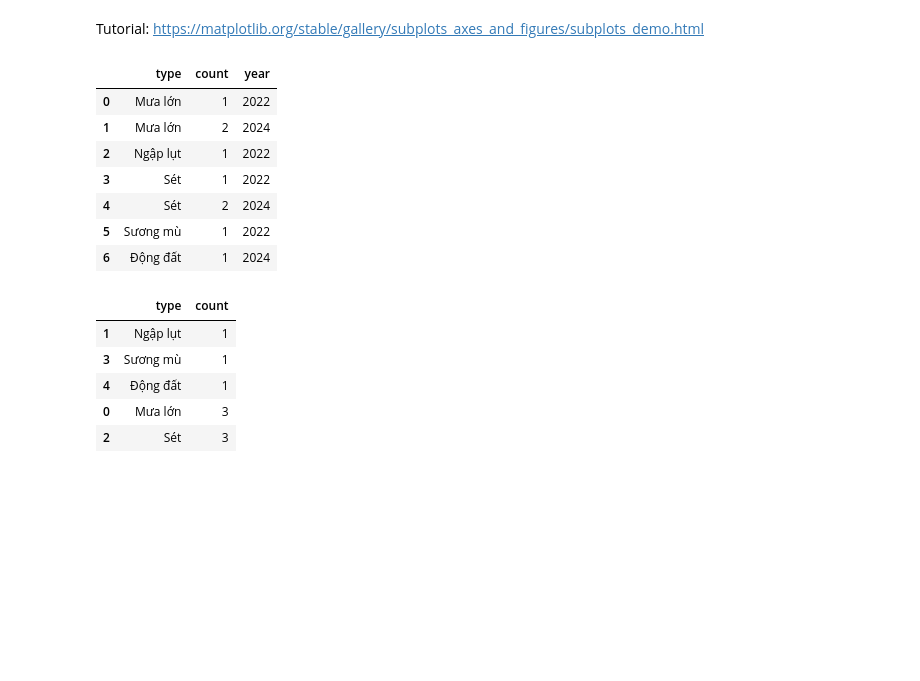
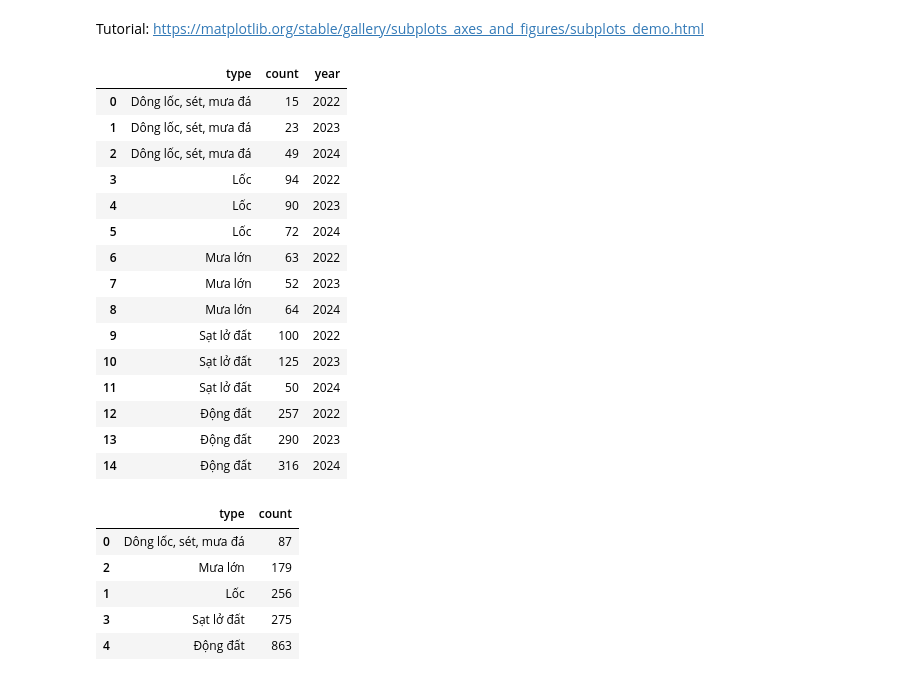
Before and after one commit to nguyen451/Small-Disaster-Tracker, a Jupyter notebook: learning_hub/DA_and_PLOT/graph.ipynb, the cells around one changed output. Drawn from its saved outputs; the diff is of its cells as text; code cells hidden in the pictures; blank space fills up the shorter version.

```diff
--- a/learning_hub/seaborn.ipynb
+++ b/learning_hub/DA_and_PLOT/graph.ipynb
@@ -180,39 +180,47 @@ https://matplotlib.org/stable/gallery/subplots_axes_and_figures/subplots_demo.ht
 # %%
 import matplotlib.pyplot as plt
 import pandas as pd
 import sqlite3
 import numpy as np
 
 cnn = sqlite3.connect('/home/nguyen451/Small-Disaster-Tracker/vieDisasters.db')
 db = cnn.cursor()
 
     # prepare data
-prov = "Ha Noi"
+prov = "vie"
 query=""
 if prov == "vie":
     query = 'SELECT "type", COUNT("type") as "count", strftime("%Y","time_start") as "year" FROM "disasters" WHERE "type" IN (SELECT "type" FROM "disasters" GROUP BY "type" ORDER BY COUNT("type") DESC LIMIT 5) AND strftime("%Y","time_start") < (SELECT MAX(strftime("%Y","time_start")) FROM "disasters") GROUP BY "type", "year"'
 else:
     query =f'SELECT "type", COUNT("type") as "count", strftime("%Y","time_start") as "year" FROM "disasters" WHERE "province" = "{prov}" AND "type" IN (SELECT "type" FROM "disasters" WHERE "province" = "{prov}" GROUP BY "type" ORDER BY COUNT("type") DESC LIMIT 5) AND strftime("%Y","time_start") < (SELECT MAX(strftime("%Y","time_start")) FROM "disasters") GROUP BY "type", "year"'
 df = pd.read_sql_query(query, cnn)
 df
 # %% [output]
 |  | type | count | year |
-| 0 | Mưa lớn | 1 | 2022 |
-| 1 | Mưa lớn | 2 | 2024 |
-| 2 | Ngập lụt | 1 | 2022 |
-| 3 | Sét | 1 | 2022 |
-| 4 | Sét | 2 | 2024 |
-| 5 | Sương mù | 1 | 2022 |
-| 6 | Động đất | 1 | 2024 |
+| 0 | Dông lốc, sét, mưa đá | 15 | 2022 |
+| 1 | Dông lốc, sét, mưa đá | 23 | 2023 |
+| 2 | Dông lốc, sét, mưa đá | 49 | 2024 |
+| 3 | Lốc | 94 | 2022 |
+| 4 | Lốc | 90 | 2023 |
+| 5 | Lốc | 72 | 2024 |
+| 6 | Mưa lớn | 63 | 2022 |
+| 7 | Mưa lớn | 52 | 2023 |
+| 8 | Mưa lớn | 64 | 2024 |
+| 9 | Sạt lở đất | 100 | 2022 |
+| 10 | Sạt lở đất | 125 | 2023 |
+| 11 | Sạt lở đất | 50 | 2024 |
+| 12 | Động đất | 257 | 2022 |
+| 13 | Động đất | 290 | 2023 |
+| 14 | Động đất | 316 | 2024 |
 # %%
 grouped = df.groupby("type")["count"].sum().reset_index()
 grouped = grouped.sort_values("count", ascending=True)
 grouped
 # %% [output]
 |  | type | count |
-| 1 | Ngập lụt | 1 |
-| 3 | Sương mù | 1 |
-| 4 | Động đất | 1 |
-| 0 | Mưa lớn | 3 |
-| 2 | Sét | 3 |
+| 0 | Dông lốc, sét, mưa đá | 87 |
+| 2 | Mưa lớn | 179 |
+| 1 | Lốc | 256 |
+| 3 | Sạt lở đất | 275 |
+| 4 | Động đất | 863 |
 # %%
```
Also changed, not shown: parts of 4 cells of this notebook, 6 other files.
